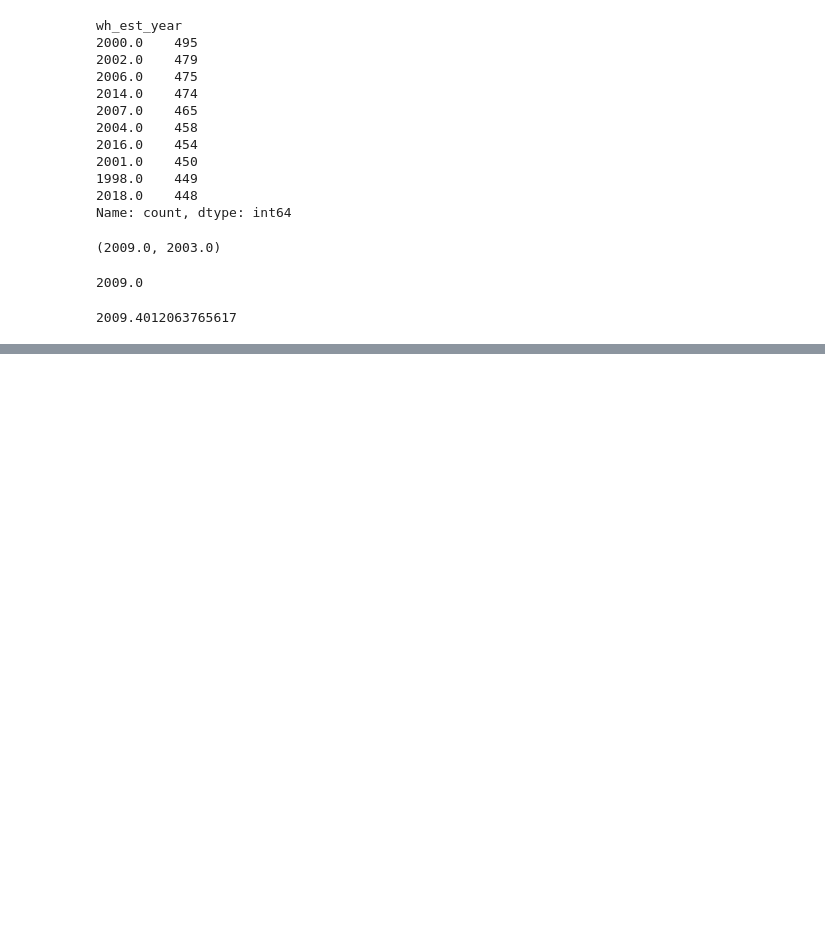
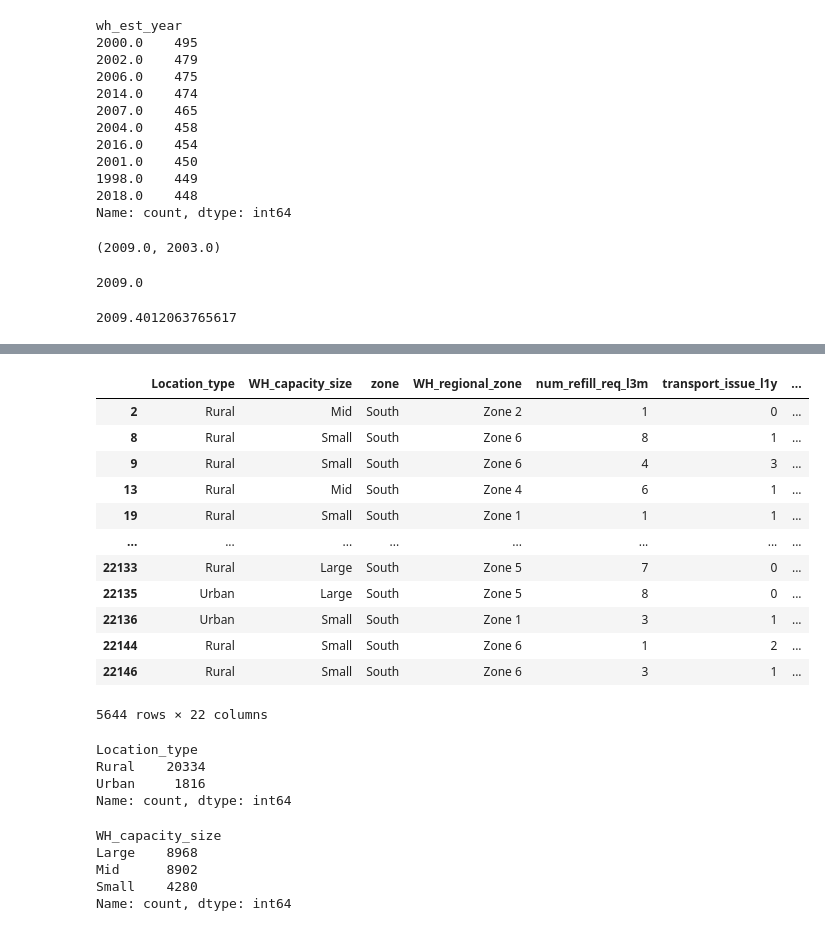
Before and after one commit to vrushali253/SUPPLYCHAINY, a Jupyter notebook: Model.ipynb, the cells around one changed output, grey strips where cells are left out. Drawn from its saved outputs; the diff is of its cells as text; code cells hidden in the pictures; blank space fills up the shorter version.

```diff
--- a/Model.ipynb
+++ b/Model.ipynb
@@ -111,0 +205,34 @@ df['approved_wh_govt_certificate'].fillna(df['approved_wh_govt_certificate'].mod
+# %%
+# eveluate the data for south zone
+
+southzone = df[df['zone'] == 'South']
+southzone
+# %% [output]
+|  | Location_type | WH_capacity_size | zone | WH_regional_zone | num_refill_req_l3m | transport_issue_l1y | ... |
+| 2 | Rural | Mid | South | Zone 2 | 1 | 0 | ... |
+| 8 | Rural | Small | South | Zone 6 | 8 | 1 | ... |
+| 9 | Rural | Small | South | Zone 6 | 4 | 3 | ... |
+| 13 | Rural | Mid | South | Zone 4 | 6 | 1 | ... |
+| 19 | Rural | Small | South | Zone 1 | 1 | 1 | ... |
+| ... | ... | ... | ... | ... | ... | ... | ... |
+| 22133 | Rural | Large | South | Zone 5 | 7 | 0 | ... |
+| 22135 | Urban | Large | South | Zone 5 | 8 | 0 | ... |
+| 22136 | Urban | Small | South | Zone 1 | 3 | 1 | ... |
+| 22144 | Rural | Small | South | Zone 6 | 1 | 2 | ... |
+| 22146 | Rural | Small | South | Zone 6 | 3 | 1 | ... |
+5644 rows × 22 columns
+# %%
+df['Location_type'].value_counts()
+# %% [output]
+Location_type
+Rural    20334
+Urban     1816
+Name: count, dtype: int64
+# %%
+df['WH_capacity_size'].value_counts()
+# %% [output]
+WH_capacity_size
+Large    8968
+Mid      8902
+Small    4280
+Name: count, dtype: int64
```
Also changed, not shown: parts of 15 cells of this notebook.
